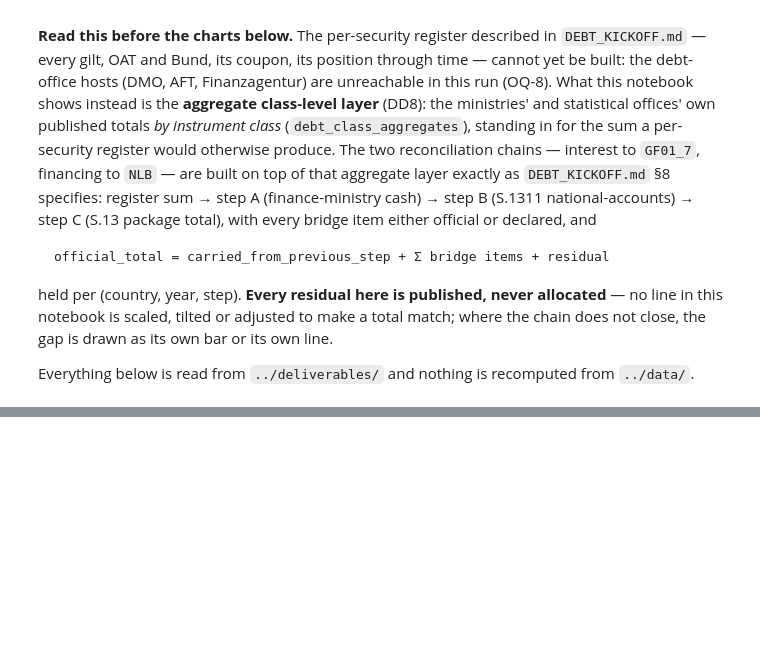
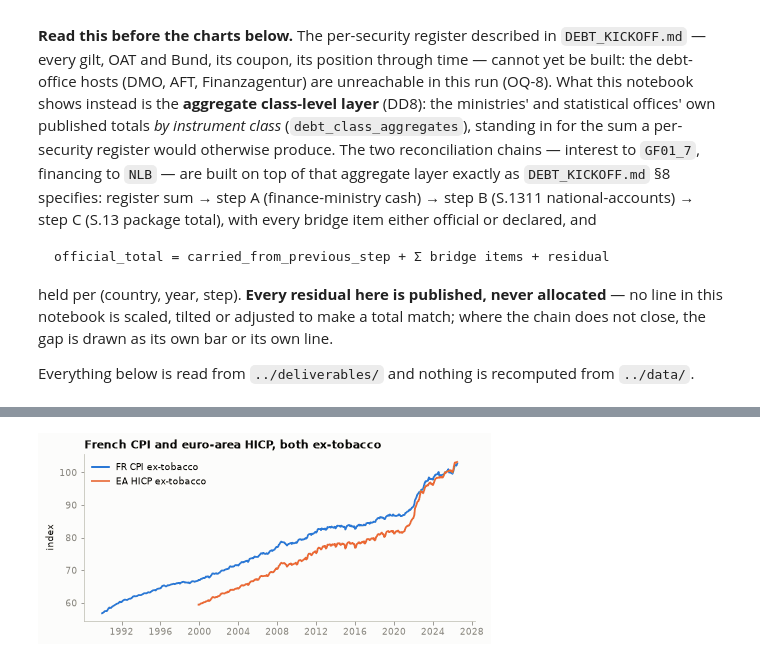
Before and after one commit to adrianchiu1/redbox, a Jupyter notebook: notebooks/debtbook.ipynb, the cells around one changed output, grey strips where cells are left out. Drawn from its saved outputs; the diff is of its cells as text; code cells hidden in the pictures; blank space fills up the shorter version.

```diff
--- a/notebooks/debtbook.ipynb
+++ b/notebooks/debtbook.ipynb
@@ -139,0 +165,10 @@ def thousands(ax):
+# %%
+fig, ax = plt.subplots()
+line(ax, "FR_CPI_XT", "FR CPI ex-tobacco", BLUE)
+line(ax, "EA_HICP_XT", "EA HICP ex-tobacco", ORANGE)
+ax.set_title("French CPI and euro-area HICP, both ex-tobacco")
+ax.set_ylabel("index")
+ax.legend()
+show(fig)
+# %% [output]
+[figure, added]
```
Also changed, not shown: parts of 43 cells of this notebook, 6 other files.
